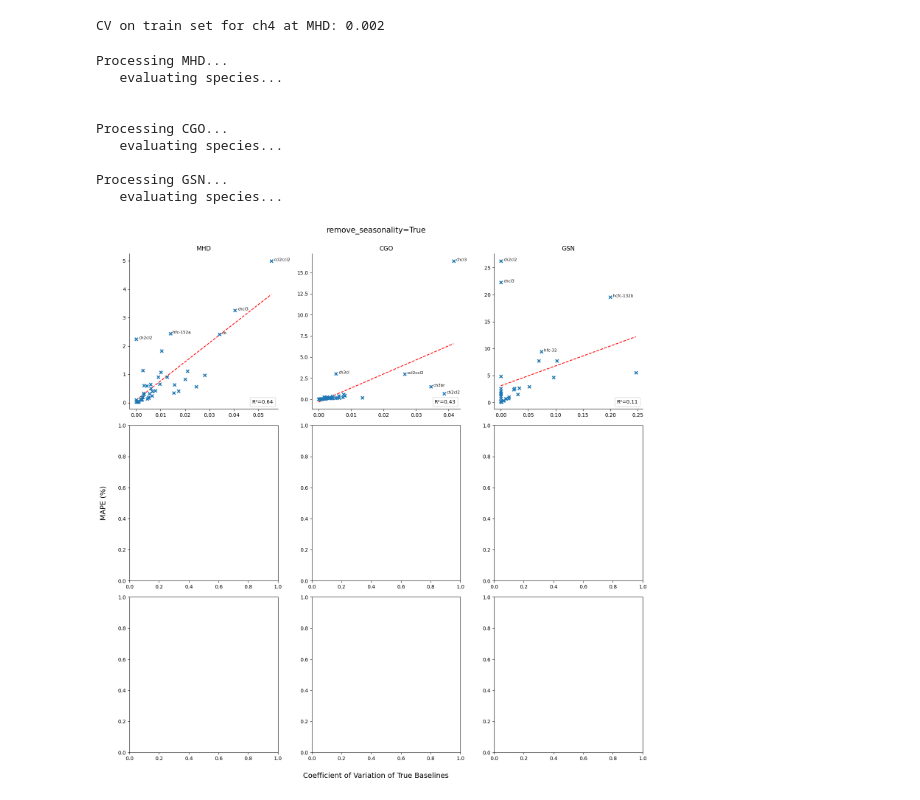
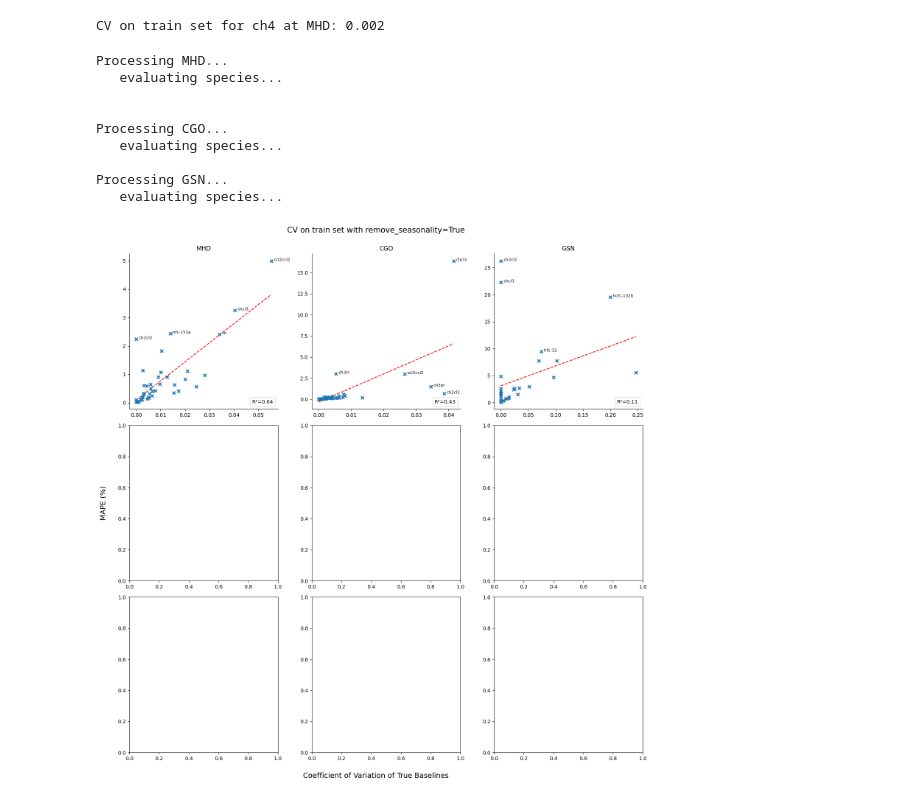
Before and after one commit to openghg/ml-baselines, a Jupyter notebook: notebooks/additional_eval.ipynb, the cells around one changed output. Cells and saved outputs as stored; diff of their text form; code cells hidden in the pictures.

Commit message:
updated notebook with CV on train

```diff
--- a/notebooks/additional_eval.ipynb
+++ b/notebooks/additional_eval.ipynb
@@ -57,8 +57,11 @@ CV on train set for ch4 at MHD: 0.002
 sites = list(cfg.site_dict.keys())
 model_type = cfg.model_type
 
+cv_dict = {}
 remove_seasonality = True
-cv_dict = {}
+prediction_mode = "full"
+eval_mode = "train"
+cv_dict['eval_mode'] = eval_mode
 for site in sites:
     try:
         model, extra_info = model, extra_info = load_baseline_model(site, model_type, timestamp=None, suffix=None, verbose=False)
@@ -73,7 +76,7 @@ for site in sites:
     y, y_pred, y_proba, ymetrics = predict_baselines(site=site,
                                                     model=model,
                                                     scaler=scaler,
-                                                    prediction_mode="full",
+                                                    prediction_mode=prediction_mode,
                                                     prediction_threshold=threshold,
                                                     return_proba=True,
                                                     verbose=False)
@@ -90,7 +93,7 @@ for site in sites:
         df_agage = read_agage(site, species.lower(), start_year=cfg.testing_period[site][0], end_year=cfg.testing_period[site][1])
         try:
             labelled_obs_species = BaselineLabelledObservations(y, y_pred, df_agage, species=species, site=site, y_proba=y_proba)
-            labelled_obs_species.calculate_true_baseline_cv(eval_mode="train", remove_seasonality=remove_seasonality, verbose=False)
+            labelled_obs_species.calculate_true_baseline_cv(eval_mode=eval_mode, remove_seasonality=remove_seasonality, verbose=False)
         except:
             continue
         cv_dict[site][species] = {}
@@ -111,7 +114,7 @@ for site in sites:
 # plot
 fig, axes = plt.subplots(3, 3, figsize=(15, 15))
 axes_flat = axes.flatten()
-for i, site in enumerate(cv_dict.keys()):
+for i, site in enumerate([s for s in cv_dict.keys() if s != 'eval_mode']):
     ax = axes_flat[i]
     species_list = [species for species in cv_dict[site]]
     cvs = [cv_dict[site][species]['cv'] for species in species_list]
@@ -119,32 +122,32 @@ for i, site in enumerate(cv_dict.keys()):
     nan_count=0
 
     ax.scatter(cvs, mapes, marker='x', zorder=3, linewidth=2)
 
     threshold = np.percentile(mapes, 90)
     for species, x, y in zip(species_list, cvs, mapes):
         if y >= threshold:
             ax.annotate(species, (x, y), textcoords="offset points", xytext=(5, 0), fontsize=8)
 
     slope, intercept, r, _, _ = stats.linregress(cvs, mapes)
     x_line = np.linspace(min(cvs), max(cvs), 100)
     ax.plot(x_line, intercept + slope * x_line, color='red', linestyle='--', label=f'R²={r**2:.2f}')
 
     ax.spines[['top', 'right']].set_visible(False)
     ax.legend(handlelength=0, handletextpad=0, loc="lower right")
     ax.set_title(f"{site}")
 
 fig.supxlabel("Coefficient of Variation of True Baselines", fontsize=14, y=0)
 fig.supylabel("MAPE (%)", fontsize=14, x=0)
-fig.suptitle(f"remove_seasonality={remove_seasonality}", fontsize=15, y=1.0)
+fig.suptitle(f"CV on {cv_dict['eval_mode']} set with remove_seasonality={remove_seasonality}", fontsize=15, y=1.0)
 fig.tight_layout()
 # %% [output]
 Processing MHD...
    evaluating species...
 
 
 Processing CGO...
    evaluating species...
 
 Processing GSN...
    evaluating species...
-[figure, old version]
+[figure, new version]
```
